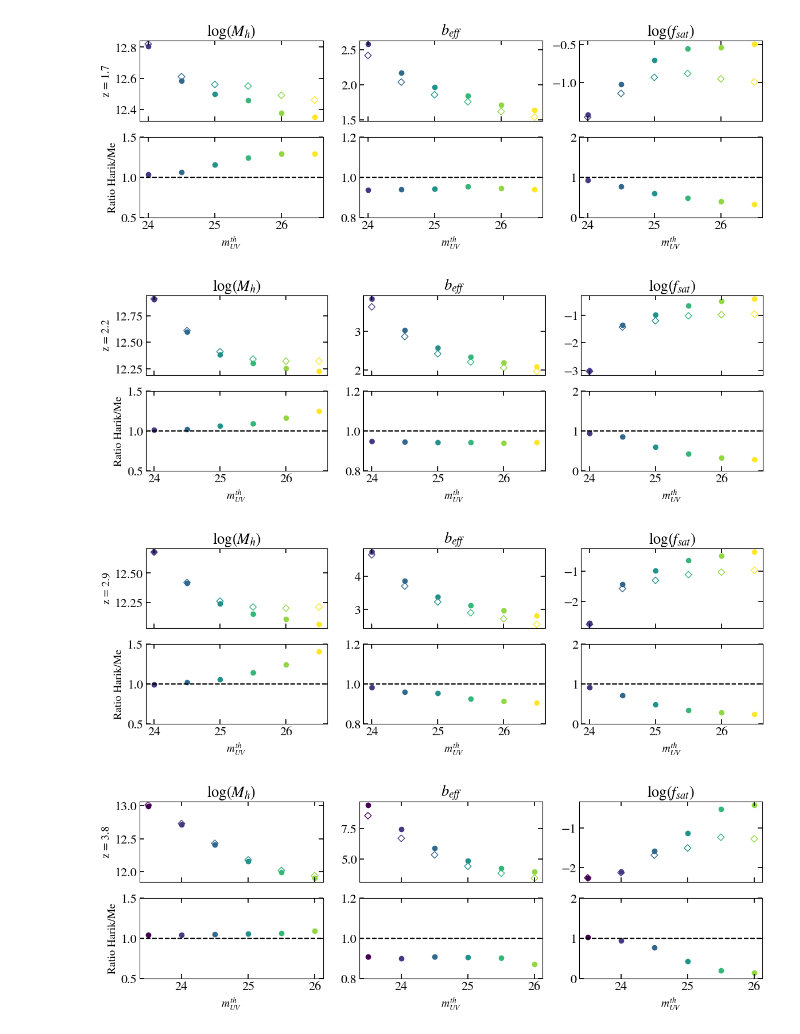
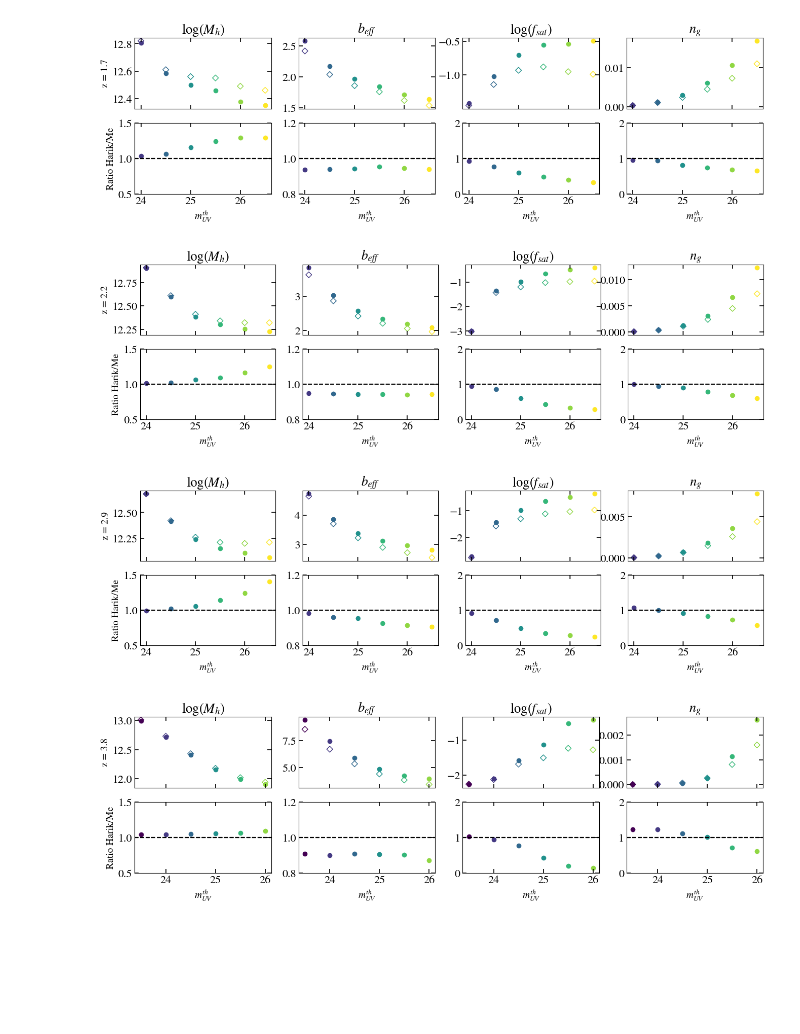
Before and after one commit to Ferr013/HOD, a Jupyter notebook: test_Harikane_tab.ipynb, the cells around one changed output. Saved outputs shown, nothing was run; the diff lists cells and outputs as text; code cells hidden in the pictures; blank space fills up the shorter version.

Commit message:
Added density to Harikane comparison

```diff
--- a/test_Harikane_tab.ipynb
+++ b/test_Harikane_tab.ipynb
@@ -132,9 +143,10 @@ log_M_min = np.array([12.46, 12.09, 11.79, 11.55, 11.33, 11.16])
 log_M_sat = np.array([14.18, 13.47, 12.86, 12.48, 12.28, 12.08])
 M_min_array, M_sat_array = np.power(10, log_M_min), np.power(10, log_M_sat)
 H_log_avg_Mh = np.array([12.82, 12.61, 12.56, 12.55, 12.49, 12.46])
-H_beff       = np.array([2.42,  2.04,  1.86,  1.76,  1.62,  1.54])
+H_beff       = np.array([2.42,   2.04,  1.86,  1.76,  1.62,  1.54])
 H_log_fsat   = np.array([-1.45, -1.14, -0.93, -0.88, -0.95, -0.99])
-plot_comparison(z, M_min_array, M_sat_array, H_log_avg_Mh, H_beff, H_log_fsat)
+H_n_g        = np.array([3.6e-4, 1.1e-3, 2.4e-3, 4.5e-3, 7.3e-3, 1.1e-2])
+plot_comparison(z, M_min_array, M_sat_array, H_log_avg_Mh, H_beff, H_log_fsat, H_n_g)
 
 z= 2.2
 log_M_min = np.array([12.72, 12.30, 11.95, 11.68, 11.45, 11.26])
@@ -143,45 +155,50 @@ M_min_array, M_sat_array = np.power(10, log_M_min), np.power(10, log_M_sat)
 H_log_avg_Mh = np.array([12.91, 12.61, 12.41, 12.34, 12.32, 12.32])
 H_beff       = np.array([3.62,  2.86,   2.42,  2.21,  2.06,  1.97])
 H_log_fsat   = np.array([-3.03, -1.43, -1.20, -1.02, -0.98, -0.96])
-plot_comparison(z, M_min_array, M_sat_array, H_log_avg_Mh, H_beff, H_log_fsat)
+H_n_g        = np.array([8.4e-5, 3.6e-4, 1.1e-3, 2.4e-3, 4.5e-3, 7.3e-3])
+plot_comparison(z, M_min_array, M_sat_array, H_log_avg_Mh, H_beff, H_log_fsat, H_n_g)
 
 z= 2.9
 log_M_min = np.array([12.55, 12.19, 11.92, 11.71, 11.55, 11.36])
 log_M_sat = np.array([15.39, 13.80, 13.12, 12.55, 12.20, 11.84])
 M_min_array, M_sat_array = np.power(10, log_M_min), np.power(10, log_M_sat)
 H_log_avg_Mh = np.array([12.68, 12.42, 12.26, 12.21, 12.20, 12.21])
 H_beff       = np.array([4.66,  3.71,   3.23,  2.90,  2.72,  2.55])
 H_log_fsat   = np.array([-2.75, -1.57, -1.30, -1.11, -1.03, -0.97])
-plot_comparison(z, M_min_array, M_sat_array, H_log_avg_Mh, H_beff, H_log_fsat)
+H_n_g        = np.array([5.7e-5, 2.5e-4, 6.7e-4, 1.5e-3, 2.6e-3, 4.4e-3])
+plot_comparison(z, M_min_array, M_sat_array, H_log_avg_Mh, H_beff, H_log_fsat, H_n_g)
 
 z= 3.8
 log_M_min = np.array([13.08, 12.71, 12.32, 11.98, 11.66, 11.48])
 log_M_sat = np.array([15.25, 14.80, 13.96, 13.23, 12.24, 11.94])
 M_min_array, M_sat_array = np.power(10, log_M_min), np.power(10, log_M_sat)
 H_log_avg_Mh = np.array([13.01, 12.73, 12.43, 12.18, 12.02, 11.94])
 H_beff       = np.array([8.55,  6.70,   5.35,  4.41,  3.85,  3.44])
 H_log_fsat   = np.array([-2.25, -2.12, -1.68, -1.50, -1.23, -1.27])
-plot_comparison(z, M_min_array, M_sat_array, H_log_avg_Mh, H_beff, H_log_fsat)
+H_n_g        = np.array([1.1e-6, 1.0e-5, 6.1e-5, 2.6e-4, 8.1e-4, 1.6e-3])
+plot_comparison(z, M_min_array, M_sat_array, H_log_avg_Mh, H_beff, H_log_fsat, H_n_g)
 
 z= 4.9
 log_M_min = np.array([12.95, 12.60, 12.29, 12.00, 11.76, 11.57])
 log_M_sat = np.array([16.65, 15.70, 14.63, 13.45, 12.57, 11.86])
 M_min_array, M_sat_array = np.power(10, log_M_min), np.power(10, log_M_sat)
 H_log_avg_Mh = np.array([12.81, 12.55, 12.32, 12.09, 11.93, 11.83])
 H_beff       = np.array([11.02,  8.64,   7.11,  6.17,  5.37, 4.99])
 H_log_fsat   = np.array([-3.86, -3.21, -2.49, -1.89, -1.62, -1.44])
-plot_comparison(z, M_min_array, M_sat_array, H_log_avg_Mh, H_beff, H_log_fsat)
+H_n_g        = np.array([2.2e-7, 2.9e-6, 1.7e-5, 6.4e-5, 1.9e-4, 4.2e-4])
+plot_comparison(z, M_min_array, M_sat_array, H_log_avg_Mh, H_beff, H_log_fsat, H_n_g)
 
 z= 5.9
 log_M_min = np.array([12.33, 12.09, 11.78])
 log_M_sat = np.array([14.67, 13.73, 12.93])
 M_min_array, M_sat_array = np.power(10, log_M_min), np.power(10, log_M_sat)
 H_log_avg_Mh = np.array([12.24, 12.07, 11.81])
 H_beff       = np.array([10.09,  8.77,  7.68])
 H_log_fsat   = np.array([-2.63, -2.19, -2.41])
-plot_comparison(z, M_min_array, M_sat_array, H_log_avg_Mh, H_beff, H_log_fsat)
+H_n_g        = np.array([1.6e-6, 7.7e-6, 3.2e-5])
+plot_comparison(z, M_min_array, M_sat_array, H_log_avg_Mh, H_beff, H_log_fsat, H_n_g)
 # %% [output]
-[figure, old version]
+[figure, new version]
-[figure, old version]
+[figure, new version]
-[figure, old version]
+[figure, new version]
-[figure, old version]
+[figure, new version]
```
Also changed, not shown: parts of 2 cells of this notebook, 1 other file.
